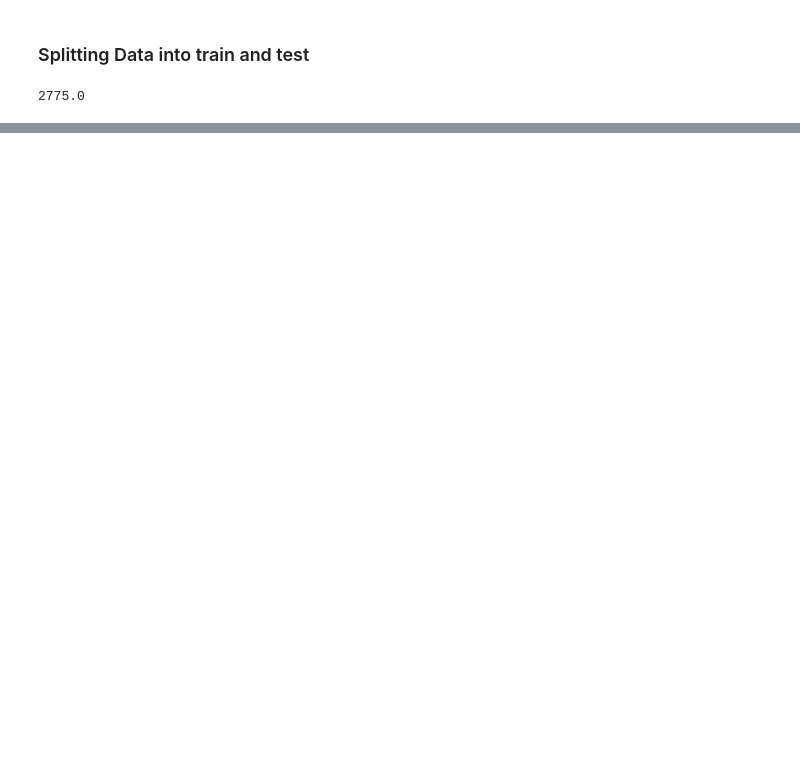
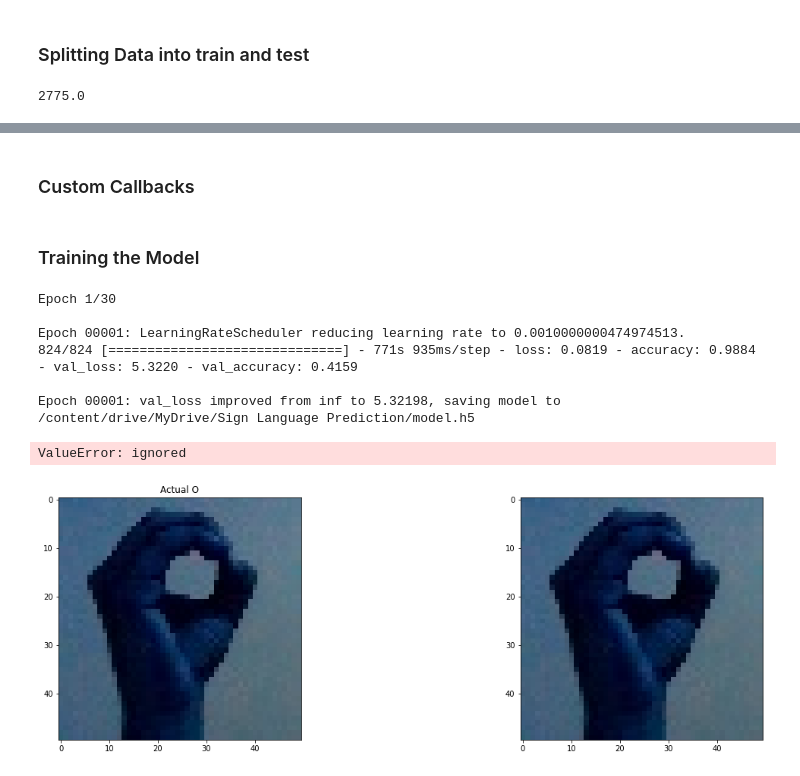
Before and after one commit to nithiyav/Sign-Language-Recognition, a Jupyter notebook: Sign Language Prediction.ipynb, the cells around one changed output, grey strips where cells are left out. Drawn from its saved outputs; the diff is of its cells as text; code cells hidden in the pictures; blank space fills up the shorter version.

Commit message:
Checkpoint

```diff
--- a/Sign Language Prediction.ipynb
+++ b/Sign Language Prediction.ipynb
@@ -154,0 +223,8 @@ array([ True])
+# %%
+lr_schedule = tf.keras.callbacks.LearningRateScheduler(scheduler, verbose = 1)
+# %%
+earlystop = tf.keras.callbacks.EarlyStopping(monitor='val_loss', min_delta = 0,
+                                             patience = 5, verbose = 1, mode='min',
+                                             restore_best_weights = True)
+# %% [markdown]
+### Custom Callbacks
@@ -154,0 +275,19 @@ array([ True])
+# %%
+ob = ModelAnalysis()
+# %%
+callbacks = [checkpoint, reduce_lr, lr_schedule, earlystop, ob]
+# %% [markdown]
+### Training the Model
+# %%
+history = model.fit(X_train, y_train, epochs = 30, batch_size = 64, verbose = 1,
+                    validation_data = (X_test, y_test), shuffle = True,
+                    callbacks = callbacks)
+# %% [output]
+Epoch 1/30
+
+Epoch 00001: LearningRateScheduler reducing learning rate to 0.0010000000474974513.
+824/824 [==============================] - 771s 935ms/step - loss: 0.0819 - accuracy: 0.9884 - val_loss: 5.3220 - val_accuracy: 0.4159
+
+Epoch 00001: val_loss improved from inf to 5.32198, saving model to /content/drive/MyDrive/Sign Language Prediction/model.h5
+ValueError: ignored
+[figure, added]
```
Also changed, not shown: parts of 26 cells of this notebook.
